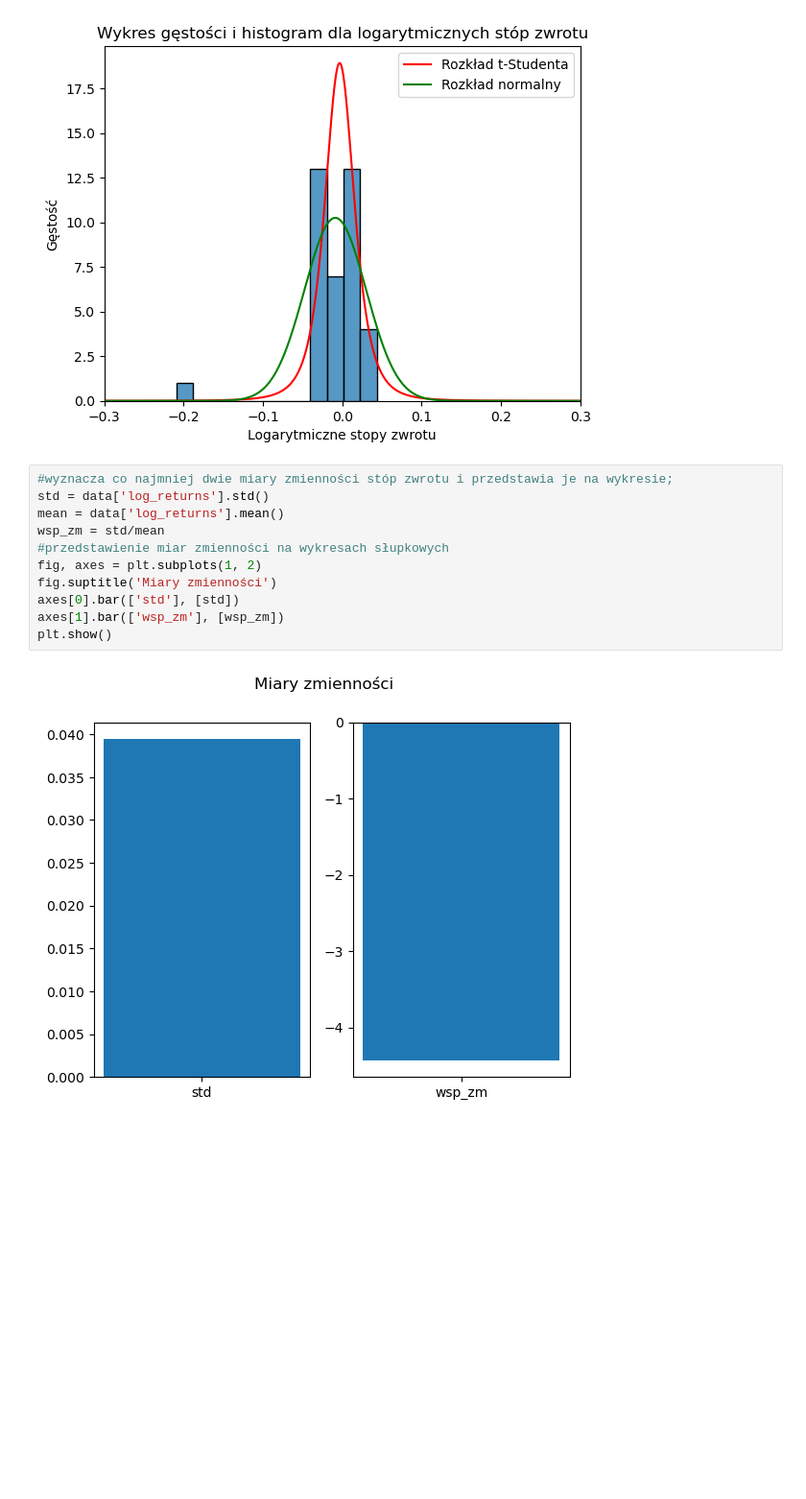
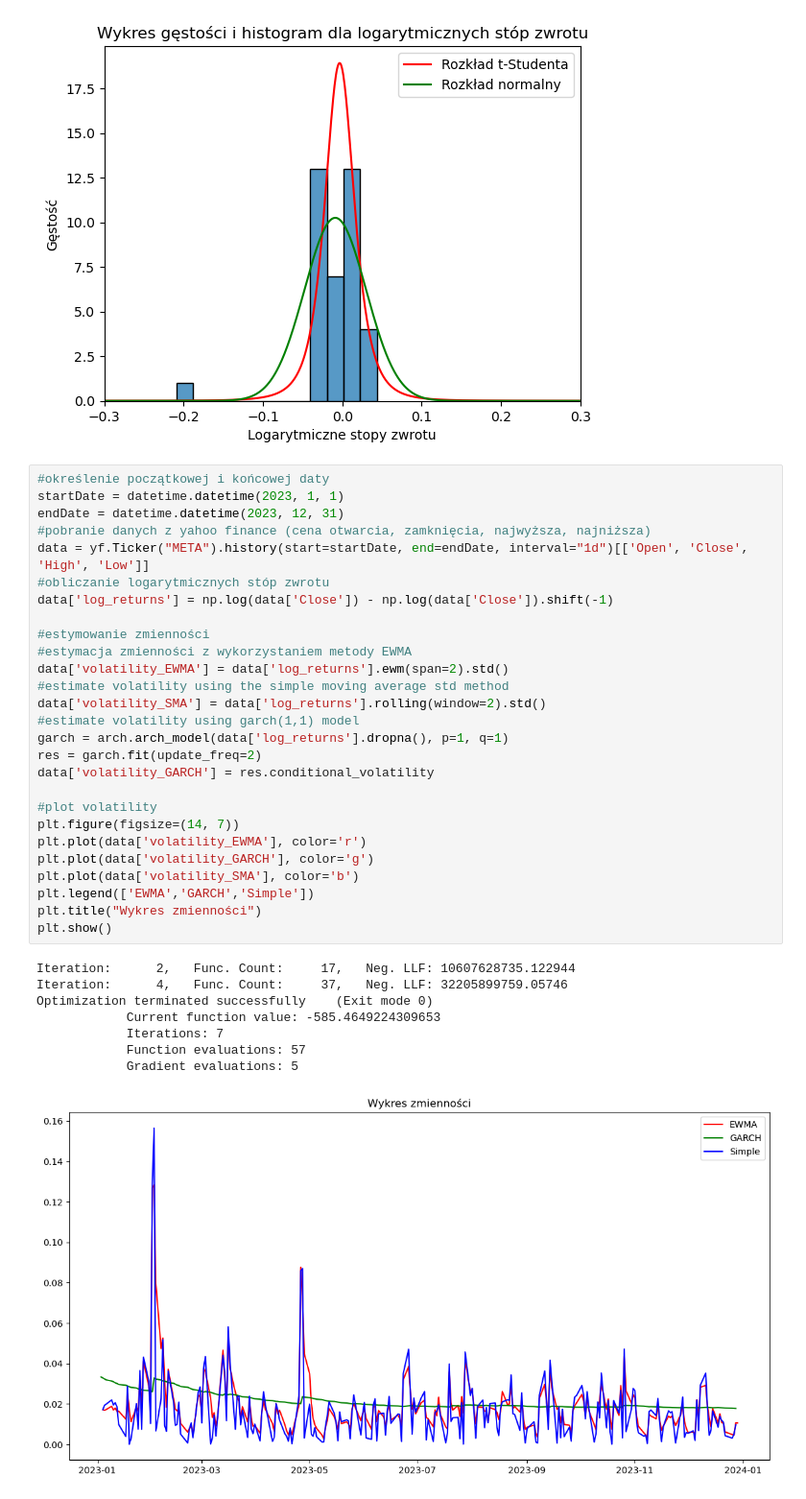
Before and after one commit to jakubzie/MarketRiskMeasures, a Jupyter notebook: exercise1.ipynb, the cells around one changed output. Shown at 96% size. Drawn from its saved outputs; the diff is of its cells as text; blank space fills up the shorter version.

Commit message:
updated volatility calculation methods

```diff
--- a/exercise1.ipynb
+++ b/exercise1.ipynb
@@ -161,16 +162,39 @@ plt.title("Wykres gęstości i histogram dla logarytmicznych stóp zwrotu")
 plt.show()
 # %% [output]
 [figure]
-# %%
-#wyznacza co najmniej dwie miary zmienności stóp zwrotu i przedstawia je na wykresie;
-std = data['log_returns'].std()
-mean = data['log_returns'].mean()
-wsp_zm = std/mean
-#przedstawienie miar zmienności na wykresach słupkowych
-fig, axes = plt.subplots(1, 2)
-fig.suptitle('Miary zmienności')
-axes[0].bar(['std'], [std])
-axes[1].bar(['wsp_zm'], [wsp_zm])
-plt.show()
-# %% [output]
-[figure, removed]
+# %%
+#określenie początkowej i końcowej daty
+startDate = datetime.datetime(2023, 1, 1)
+endDate = datetime.datetime(2023, 12, 31)
+#pobranie danych z yahoo finance (cena otwarcia, zamknięcia, najwyższa, najniższa)
+data = yf.Ticker("META").history(start=startDate, end=endDate, interval="1d")[['Open', 'Close', 'High', 'Low']]
+#obliczanie logarytmicznych stóp zwrotu
+data['log_returns'] = np.log(data['Close']) - np.log(data['Close']).shift(-1)
+
+#estymowanie zmienności
+#estymacja zmienności z wykorzystaniem metody EWMA
+data['volatility_EWMA'] = data['log_returns'].ewm(span=2).std()
+#estimate volatility using the simple moving average std method
+data['volatility_SMA'] = data['log_returns'].rolling(window=2).std()
+#estimate volatility using garch(1,1) model
+garch = arch.arch_model(data['log_returns'].dropna(), p=1, q=1)
+res = garch.fit(update_freq=2)
+data['volatility_GARCH'] = res.conditional_volatility
+
+#plot volatility
+plt.figure(figsize=(14, 7))
+plt.plot(data['volatility_EWMA'], color='r')
+plt.plot(data['volatility_GARCH'], color='g')
+plt.plot(data['volatility_SMA'], color='b')
+plt.legend(['EWMA','GARCH','Simple'])
+plt.title("Wykres zmienności")
+plt.show()
+# %% [output]
+Iteration:      2,   Func. Count:     17,   Neg. LLF: 10607628735.122944
+Iteration:      4,   Func. Count:     37,   Neg. LLF: 32205899759.05746
+Optimization terminated successfully    (Exit mode 0)
+            Current function value: -585.4649224309653
+            Iterations: 7
+            Function evaluations: 57
+            Gradient evaluations: 5
+[figure, added]
```
Also changed, not shown: parts of 2 cells of this notebook, 1 other file.
